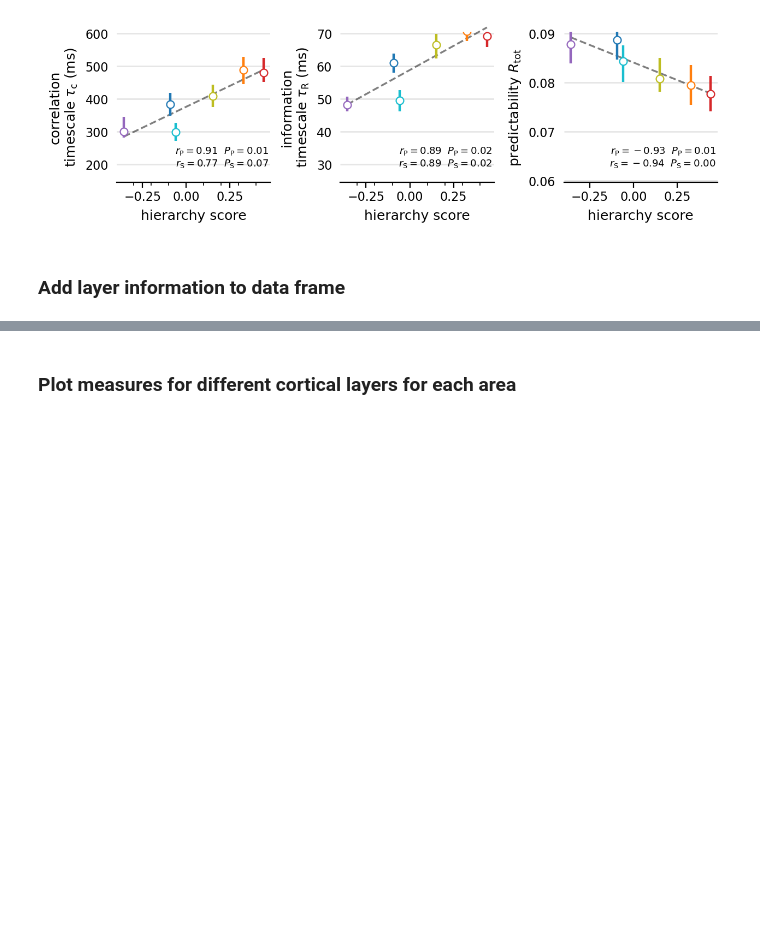
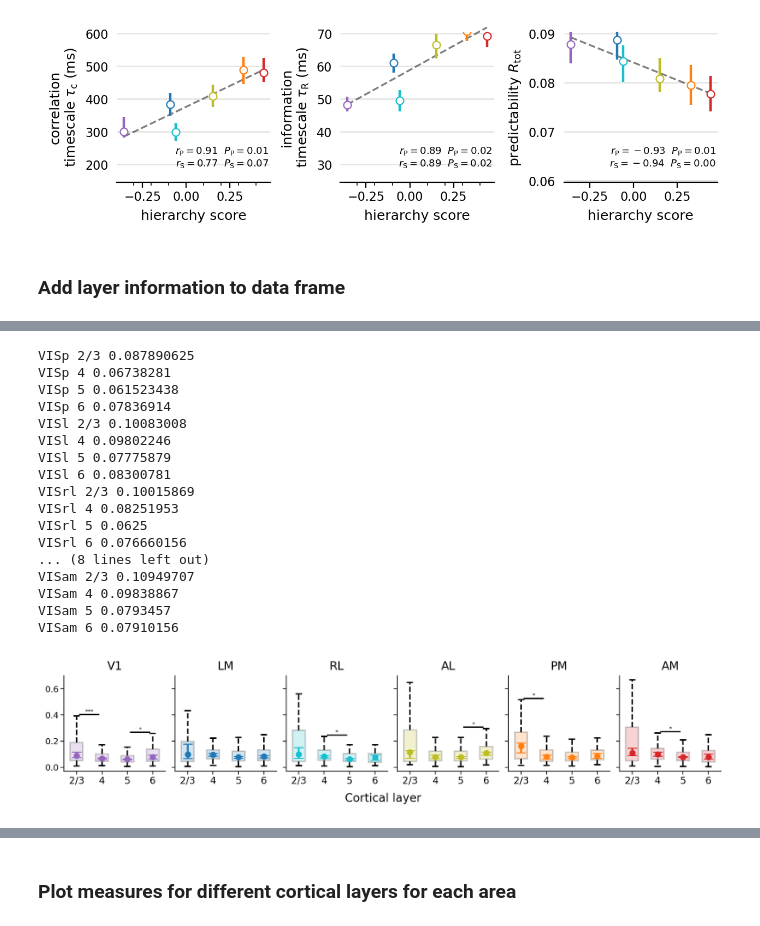
Before and after one commit to CarlosErnestoMA/mouse_visual_timescales, a Jupyter notebook: experiment_analysis/notebooks/explore_layers.ipynb, the cells around one changed output, grey strips where cells are left out. Saved outputs shown, nothing was run; the diff lists cells and outputs as text; code cells hidden in the pictures; blank space fills up the shorter version.

```diff
--- a/experiment_analysis/notebooks/explore_layers.ipynb
+++ b/experiment_analysis/notebooks/explore_layers.ipynb
@@ -217,0 +324,42 @@ df.head()
+# %%
+# Firing rates:
+measure = "median_ISI"
+fig, axs = plt.subplots(1, len(areas), figsize=(10, 2), sharey=True)
+
+plot_layerwise(
+    fig,
+    axs,
+    measure,
+    df=df_mean,
+    areas=areas,
+    structure_names=structure_names,
+    structure_colors=structure_colors,
+)
+
+plt.tight_layout()
+# plt.text(-10, -0.1, "Cortical layer", ha="center", fontsize=12)
+fig.text(0.5, -0.07, "Cortical layer", ha="center", fontsize=12)
+# Adjust spacing between subplots
+# plt.subplots_adjust(hspace=0.5)
+
+plt.savefig("../figs/layerwise_median_ISI.png", dpi=600, bbox_inches="tight")
+plt.show()
+# %% [output]
+VISp 2/3 0.087890625
+VISp 4 0.06738281
+VISp 5 0.061523438
+VISp 6 0.07836914
+VISl 2/3 0.10083008
+VISl 4 0.09802246
+VISl 5 0.07775879
+VISl 6 0.08300781
+VISrl 2/3 0.10015869
+VISrl 4 0.08251953
+VISrl 5 0.0625
+VISrl 6 0.076660156
+... (8 lines left out)
+VISam 2/3 0.10949707
+VISam 4 0.09838867
+VISam 5 0.0793457
+VISam 6 0.07910156
+[figure, added]
```
Also changed, not shown: parts of 14 cells of this notebook, 12 other files.
